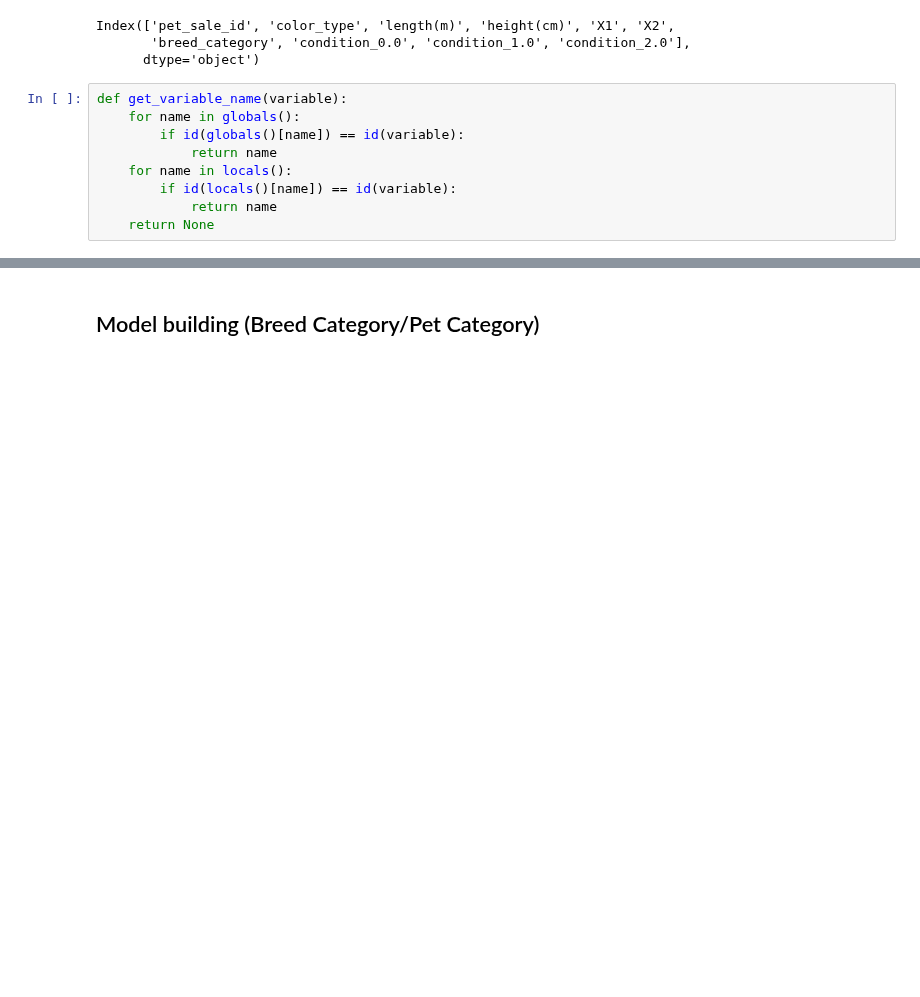
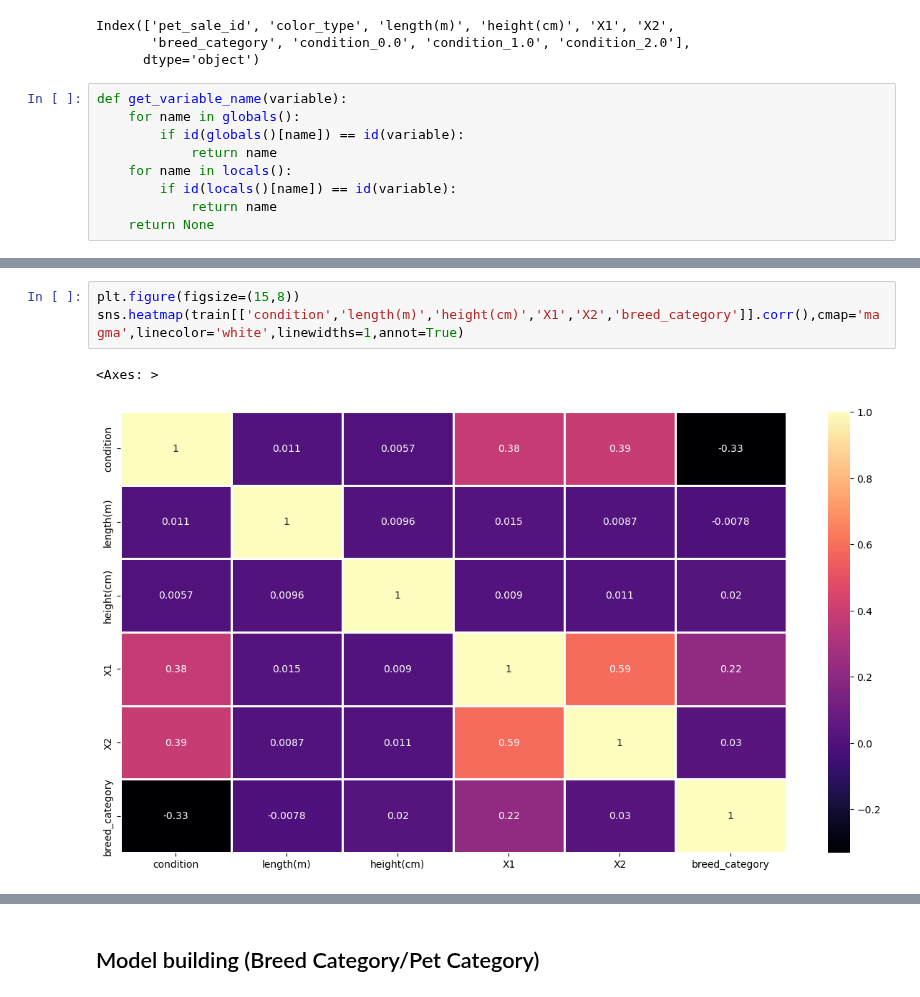
Before and after one commit to anidec25/Linear-Regression, a Jupyter notebook: Business Case Study/Classification_DBS.ipynb, the cells around one changed output, grey strips where cells are left out. Saved outputs shown, nothing was run; the diff lists cells and outputs as text; blank space fills up the shorter version.

```diff
--- a/Business Case Study/Classification_DBS.ipynb
+++ b/Business Case Study/Classification_DBS.ipynb
@@ -395,0 +448,6 @@ def get_variable_name(variable):
+# %%
+plt.figure(figsize=(15,8))
+sns.heatmap(train[['condition','length(m)','height(cm)','X1','X2','breed_category']].corr(),cmap='magma',linecolor='white',linewidths=1,annot=True)
+# %% [output]
+<Axes: >
+[figure, added]
```
Also changed, not shown: parts of 23 cells of this notebook.
